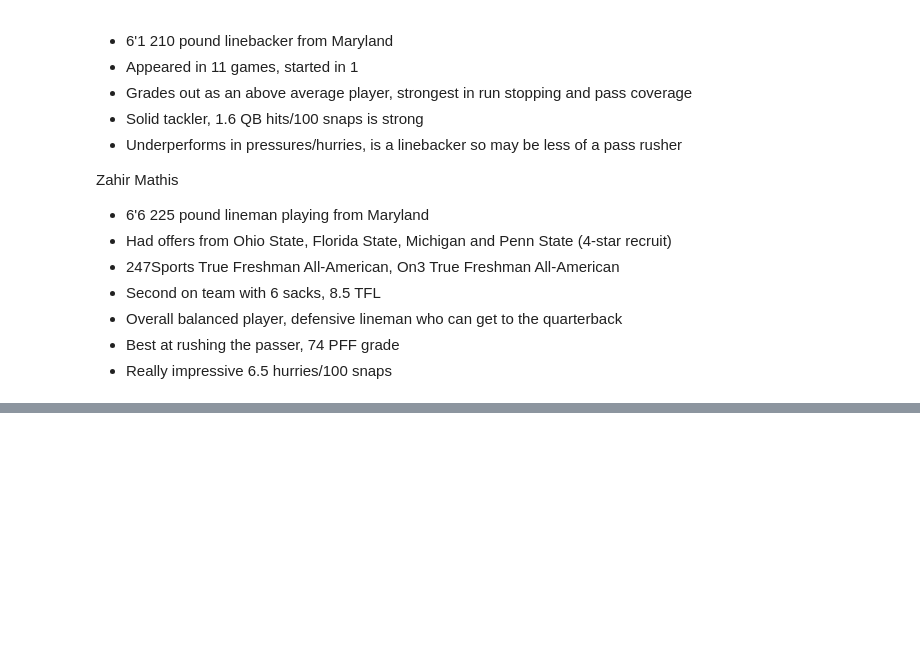
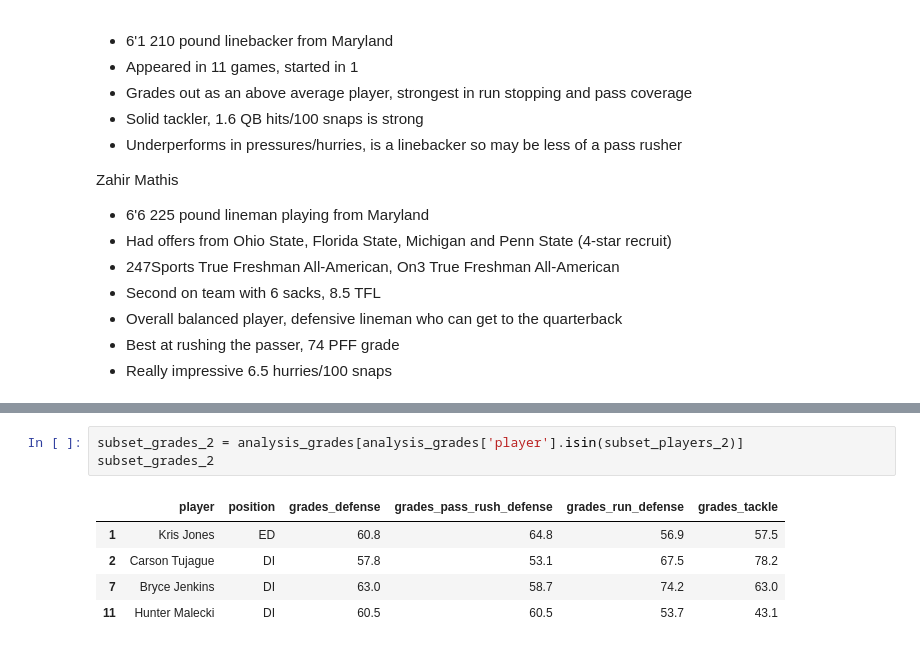
Before and after one commit to benberinsky/uva_sports_front7, a Jupyter notebook: front_7_analysis.ipynb, the cells around one changed output, grey strips where cells are left out. Drawn from its saved outputs; the diff is of its cells as text; blank space fills up the shorter version.

```diff
--- a/front_7_analysis.ipynb
+++ b/front_7_analysis.ipynb
@@ -222,0 +242,9 @@ Zahir Mathis
+# %%
+subset_grades_2 = analysis_grades[analysis_grades['player'].isin(subset_players_2)]
+subset_grades_2
+# %% [output]
+|  | player | position | grades_defense | grades_pass_rush_defense | grades_run_defense | grades_tackle |
+| 1 | Kris Jones | ED | 60.8 | 64.8 | 56.9 | 57.5 |
+| 2 | Carson Tujague | DI | 57.8 | 53.1 | 67.5 | 78.2 |
+| 7 | Bryce Jenkins | DI | 63.0 | 58.7 | 74.2 | 63.0 |
+| 11 | Hunter Malecki | DI | 60.5 | 60.5 | 53.7 | 43.1 |
```
Also changed, not shown: parts of 8 cells of this notebook.
